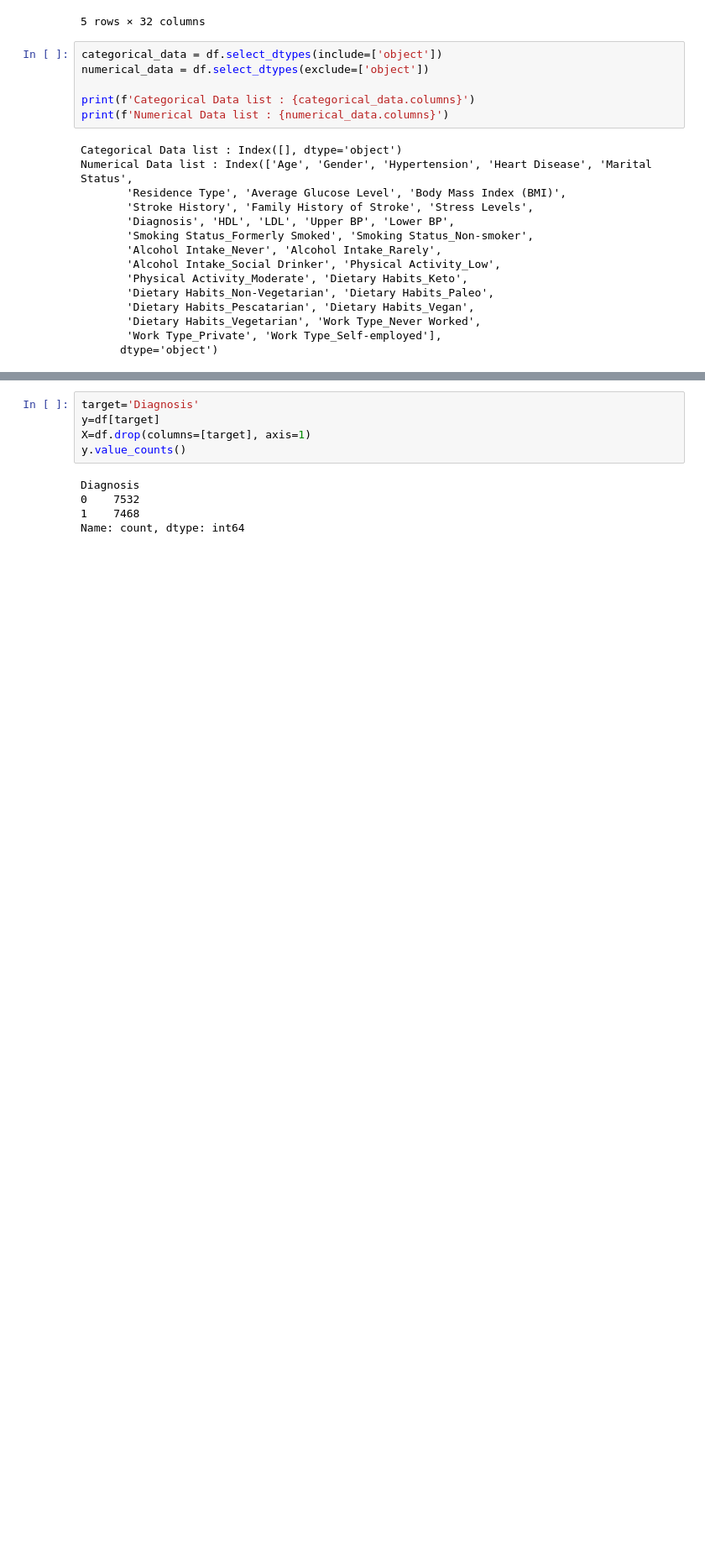
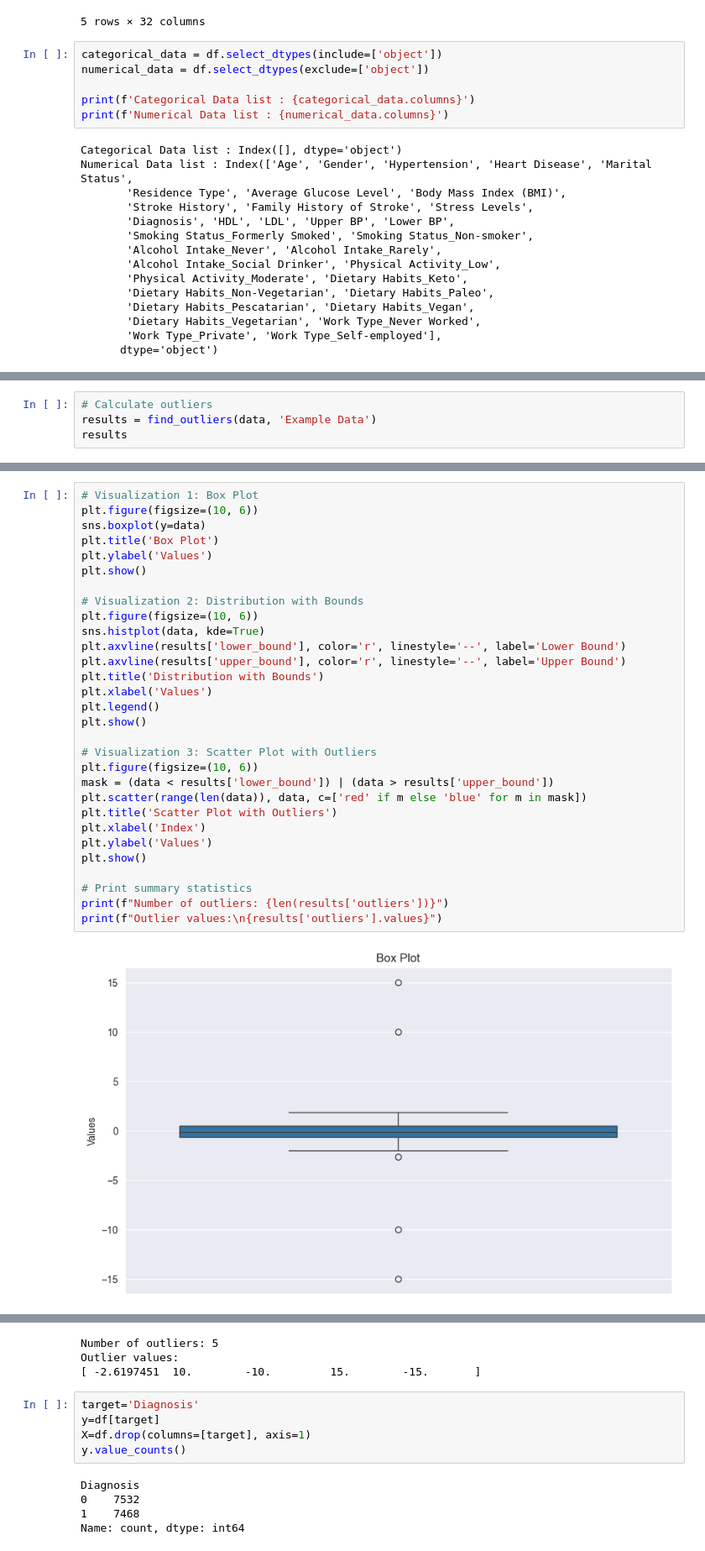
Before and after one commit to abdelaziz-belhachmi/NEUROLAB, a Jupyter notebook: notebooks/preprocessing.ipynb, the cells around one changed output, grey strips where cells are left out. Shown: that part at 84% size. Drawn from its saved outputs; the diff is of its cells as text; blank space fills up the shorter version.

Commit message:
ounly 5 outliers , why 50% accuracy

```diff
--- a/notebooks/preprocessing.ipynb
+++ b/notebooks/preprocessing.ipynb
@@ -156,0 +186,4 @@ Numerical Data list : Index(['Age', 'Gender', 'Hypertension', 'Heart Disease', '
+# %%
+# Calculate outliers
+results = find_outliers(data, 'Example Data')
+results
@@ -156,0 +202,32 @@ Numerical Data list : Index(['Age', 'Gender', 'Hypertension', 'Heart Disease', '
+# %%
+# Visualization 1: Box Plot
+plt.figure(figsize=(10, 6))
+sns.boxplot(y=data)
+plt.title('Box Plot')
+plt.ylabel('Values')
+plt.show()
+
+# Visualization 2: Distribution with Bounds
+plt.figure(figsize=(10, 6))
+sns.histplot(data, kde=True)
+plt.axvline(results['lower_bound'], color='r', linestyle='--', label='Lower Bound')
+plt.axvline(results['upper_bound'], color='r', linestyle='--', label='Upper Bound')
+plt.title('Distribution with Bounds')
+plt.xlabel('Values')
+plt.legend()
+plt.show()
+
+# Visualization 3: Scatter Plot with Outliers
+plt.figure(figsize=(10, 6))
+mask = (data < results['lower_bound']) | (data > results['upper_bound'])
+plt.scatter(range(len(data)), data, c=['red' if m else 'blue' for m in mask])
+plt.title('Scatter Plot with Outliers')
+plt.xlabel('Index')
+plt.ylabel('Values')
+plt.show()
+
+# Print summary statistics
+print(f"Number of outliers: {len(results['outliers'])}")
+print(f"Outlier values:\n{results['outliers'].values}")
+# %% [output]
+[figure, added]
@@ -157,3 +236,6 @@ Numerical Data list : Index(['Age', 'Gender', 'Hypertension', 'Heart Disease', '
+Number of outliers: 5
+Outlier values:
+[ -2.6197451  10.        -10.         15.        -15.       ]
 # %%
 target='Diagnosis'
 y=df[target]
```
Also changed, not shown: parts of 4 cells of this notebook.
